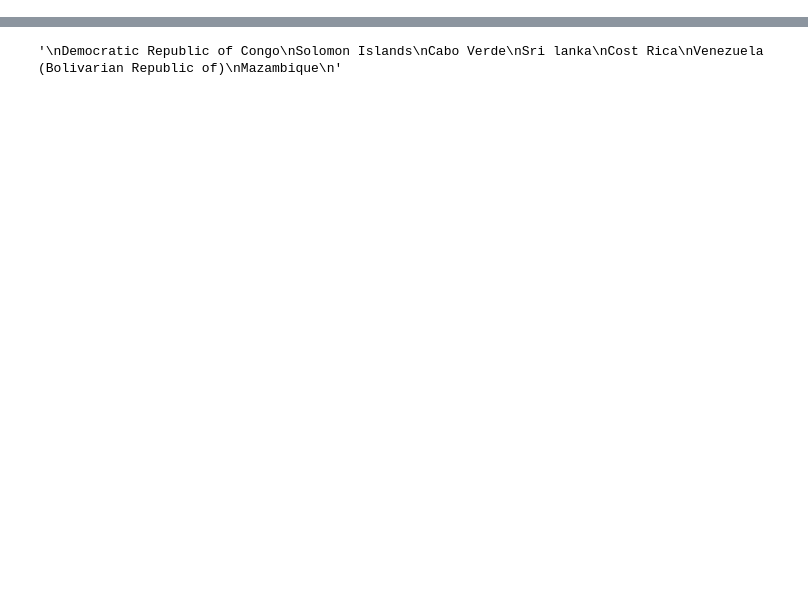
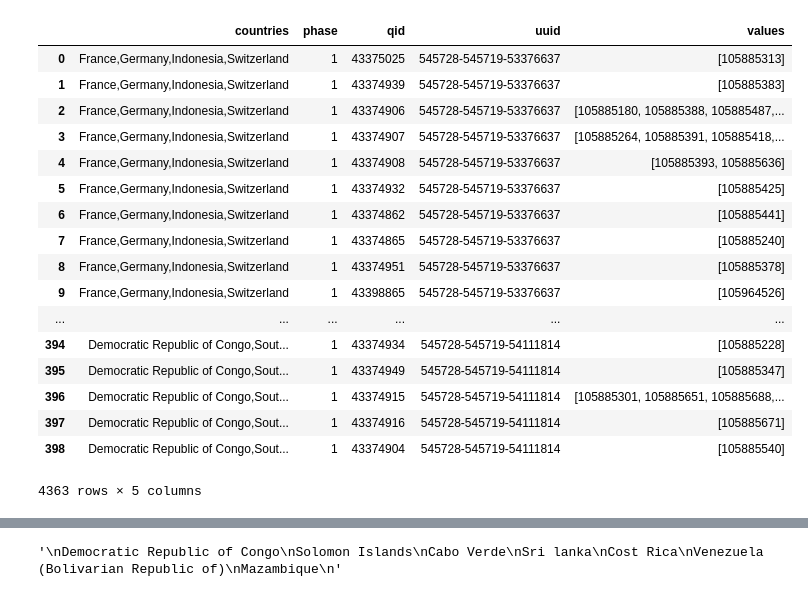
Before and after one commit to akvo/akvo-tech-consultancy, a Jupyter notebook: sites/unep-dashboard/database/transformer/unep_forms_json_v1.ipynb, the cells around one changed output, grey strips where cells are left out. Saved outputs shown, nothing was run; the diff lists cells and outputs as text; code cells hidden in the pictures; blank space fills up the shorter version.

```diff
--- a/sites/unep-dashboard/database/transformer/unep_forms_json_v1.ipynb
+++ b/sites/unep-dashboard/database/transformer/unep_forms_json_v1.ipynb
@@ -164,3 +182,24 @@ def renameCountries(x):
+# %%
+res
+# %% [output]
+|  | countries | phase | qid | uuid | values |
+| 0 | France,Germany,Indonesia,Switzerland | 1 | 43375025 | 545728-545719-53376637 | [105885313] |
+| 1 | France,Germany,Indonesia,Switzerland | 1 | 43374939 | 545728-545719-53376637 | [105885383] |
+| 2 | France,Germany,Indonesia,Switzerland | 1 | 43374906 | 545728-545719-53376637 | [105885180, 105885388, 105885487,... |
+| 3 | France,Germany,Indonesia,Switzerland | 1 | 43374907 | 545728-545719-53376637 | [105885264, 105885391, 105885418,... |
+| 4 | France,Germany,Indonesia,Switzerland | 1 | 43374908 | 545728-545719-53376637 | [105885393, 105885636] |
+| 5 | France,Germany,Indonesia,Switzerland | 1 | 43374932 | 545728-545719-53376637 | [105885425] |
+| 6 | France,Germany,Indonesia,Switzerland | 1 | 43374862 | 545728-545719-53376637 | [105885441] |
+| 7 | France,Germany,Indonesia,Switzerland | 1 | 43374865 | 545728-545719-53376637 | [105885240] |
+| 8 | France,Germany,Indonesia,Switzerland | 1 | 43374951 | 545728-545719-53376637 | [105885378] |
+| 9 | France,Germany,Indonesia,Switzerland | 1 | 43398865 | 545728-545719-53376637 | [105964526] |
+| ... | ... | ... | ... | ... | ... |
+| 394 | Democratic Republic of Congo,Sout... | 1 | 43374934 | 545728-545719-54111814 | [105885228] |
+| 395 | Democratic Republic of Congo,Sout... | 1 | 43374949 | 545728-545719-54111814 | [105885347] |
+| 396 | Democratic Republic of Congo,Sout... | 1 | 43374915 | 545728-545719-54111814 | [105885301, 105885651, 105885688,... |
+| 397 | Democratic Republic of Congo,Sout... | 1 | 43374916 | 545728-545719-54111814 | [105885671] |
+| 398 | Democratic Republic of Congo,Sout... | 1 | 43374904 | 545728-545719-54111814 | [105885540] |
+4363 rows × 5 columns
 # %%
 res['countries'] = res['countries'].apply(lambda x: renameCountries(x))
 # %%
```
Also changed, not shown: parts of 7 cells of this notebook, 13 other files.
